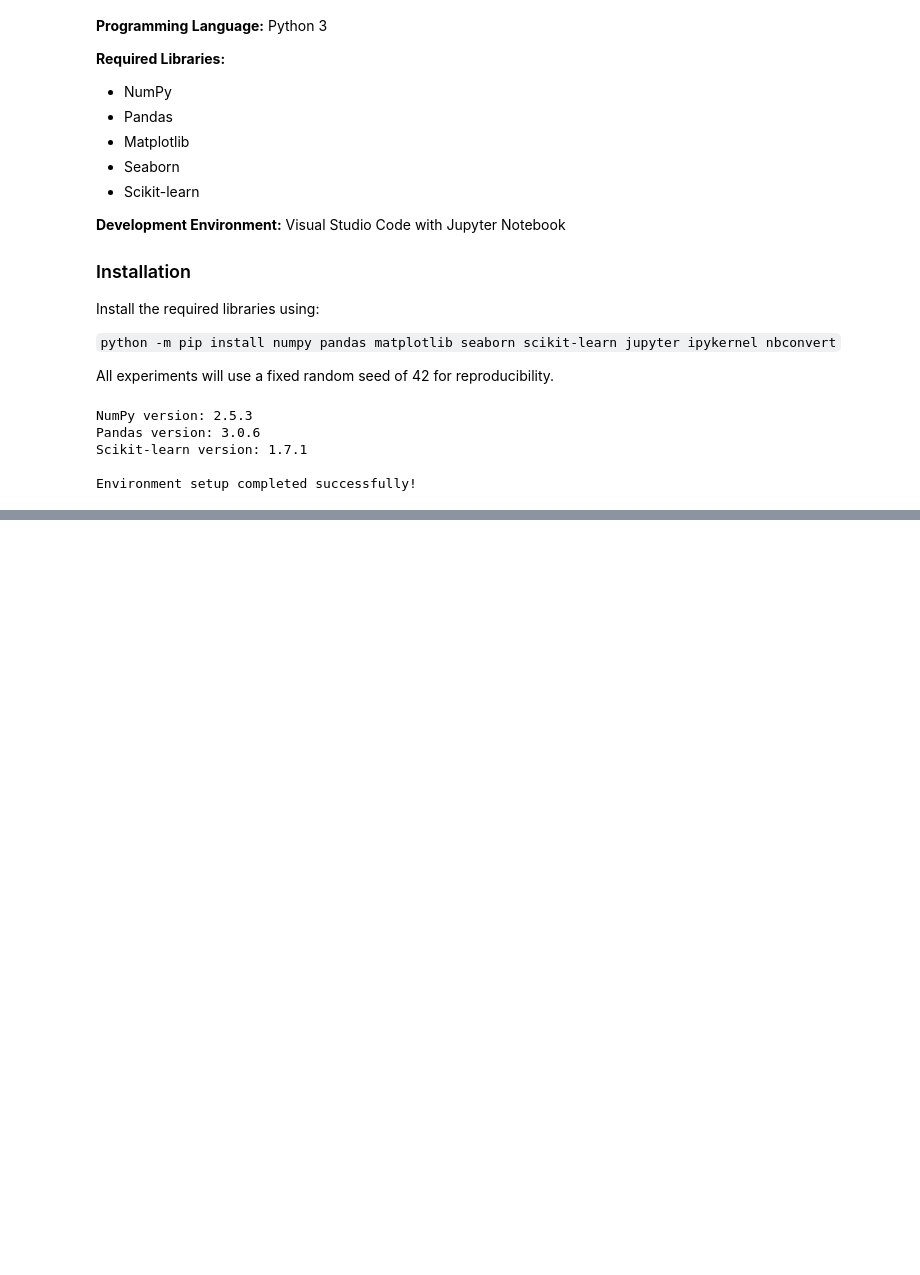
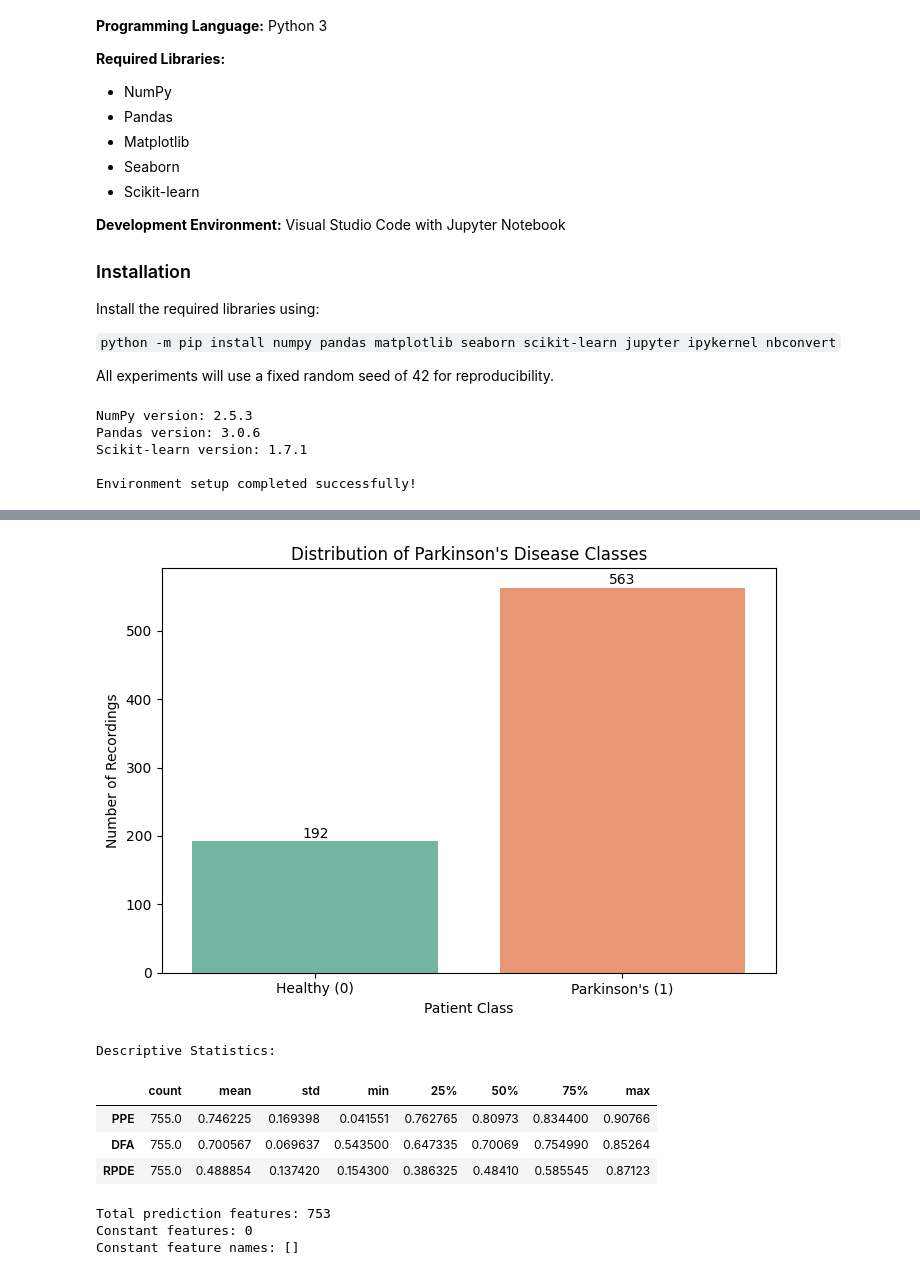
Before and after one commit to UbaidUllah777/CSCN8000_Assignment_1, a Jupyter notebook: Ubaid_Ullah_Assignment_1.ipynb, the cells around one changed output, grey strips where cells are left out. Cells and saved outputs as stored; diff of their text form; code cells hidden in the pictures; blank space fills up the shorter version.

Commit message:
feat: preprocess Parkinsons data and implement four classifiers and add dataset

```diff
--- a/Ubaid_Ullah_Assignment_1.ipynb
+++ b/Ubaid_Ullah_Assignment_1.ipynb
@@ -67,0 +83,16 @@ Environment setup completed successfully!
+# %%
+# Question 1: Load and inspect the Parkinson's Disease dataset
+
+from pathlib import Path
+
+# Dataset file path
+data_path = Path("pd_speech_features.csv")
+
+# Verify that the dataset exists
+print("Dataset exists:", data_path.exists())
+
+# Inspect the first few lines to verify the CSV structure
+with open(data_path, "r", encoding="utf-8-sig") as file:
+    for i in range(3):
+        line = file.readline().strip()
+        print(f"Line {i + 1}: {line[:200]}...")
@@ -67,0 +287,50 @@ Environment setup completed successfully!
+# %%
+# Visualize target class distribution
+
+class_counts = df_clean["class"].value_counts().sort_index()
+
+plt.figure(figsize=(7, 5))
+
+sns.barplot(
+    x=["Healthy (0)", "Parkinson's (1)"],
+    y=class_counts.values,
+    hue=["Healthy (0)", "Parkinson's (1)"],
+    palette="Set2",
+    legend=False
+)
+
+plt.title("Distribution of Parkinson's Disease Classes")
+plt.xlabel("Patient Class")
+plt.ylabel("Number of Recordings")
+
+for i, count in enumerate(class_counts.values):
+    plt.text(i, count + 5, str(count), ha="center")
+
+plt.tight_layout()
+plt.show()
+
+# Descriptive statistics of selected voice features
+print("Descriptive Statistics:")
+display(df_clean[["PPE", "DFA", "RPDE"]].describe().T)
+
+# Check features with constant values
+feature_columns = df_clean.columns.drop(["id", "class"])
+
+constant_features = [
+    col for col in feature_columns
+    if df_clean[col].nunique() <= 1
+]
+
+print("\nTotal prediction features:", len(feature_columns))
+print("Constant features:", len(constant_features))
+print("Constant feature names:", constant_features)
+# %% [output]
+[figure, added]
+Descriptive Statistics:
+|  | count | mean | std | min | 25% | 50% | 75% | max |
+| PPE | 755.0 | 0.746225 | 0.169398 | 0.041551 | 0.762765 | 0.80973 | 0.834400 | 0.90766 |
+| DFA | 755.0 | 0.700567 | 0.069637 | 0.543500 | 0.647335 | 0.70069 | 0.754990 | 0.85264 |
+| RPDE | 755.0 | 0.488854 | 0.137420 | 0.154300 | 0.386325 | 0.48410 | 0.585545 | 0.87123 |
+Total prediction features: 753
+Constant features: 0
+Constant feature names: []
```
Also changed, not shown: parts of 17 cells of this notebook, 1 other file.
